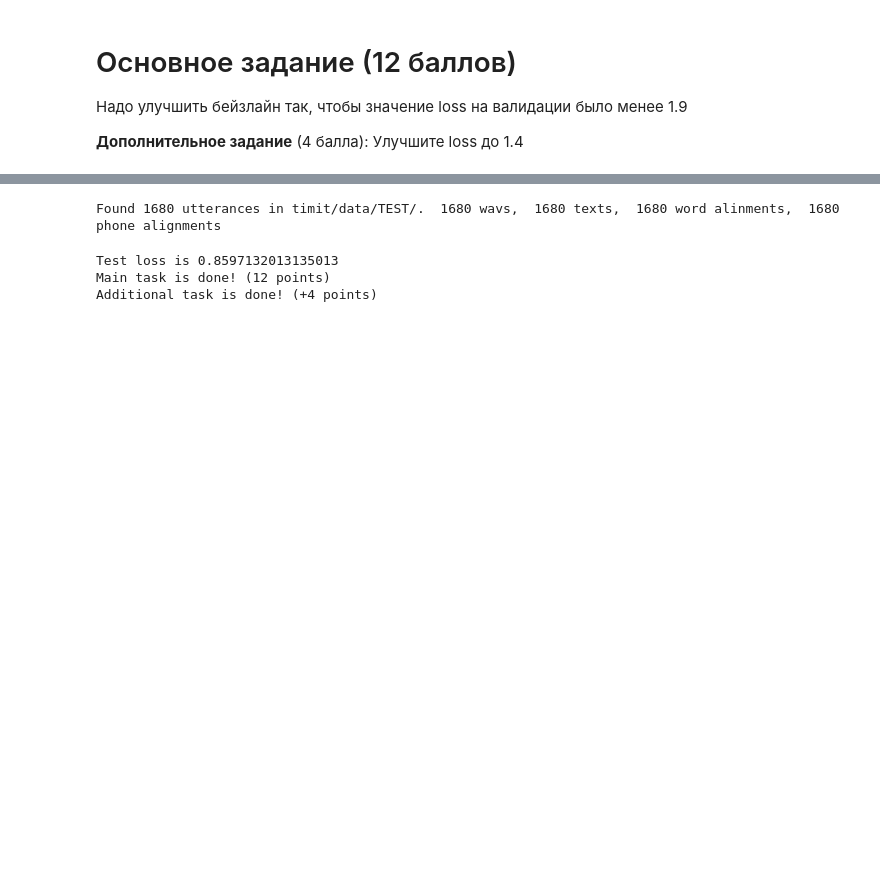
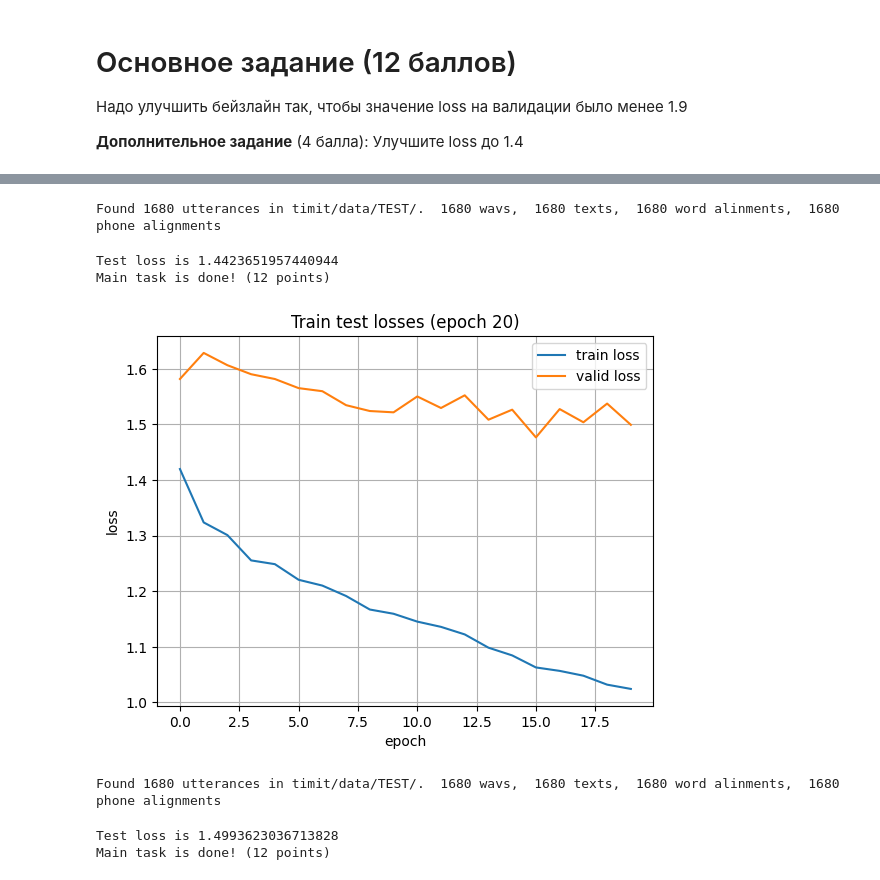
Before and after one commit to medbar/asr_itmo24, a Jupyter notebook: asr_lab3.ipynb, the cells around one changed output, grey strips where cells are left out. Saved outputs shown, nothing was run; the diff lists cells and outputs as text; code cells hidden in the pictures; blank space fills up the shorter version.

Commit message:
lab3 main & additional tasks

```diff
--- a/asr_lab3.ipynb
+++ b/asr_lab3.ipynb
@@ -305,8 +305,8 @@ class FeatureExtractor(torch.nn.Module):
 
     def forward(self, waveform: torch.Tensor) -> torch.Tensor:
         mel = self.mel_spec(waveform)
-        mel = self.freq_mask(mel)
-        mel = self.time_mask(mel)
+        #mel = self.freq_mask(mel)
+        #mel = self.time_mask(mel)
         return mel
 # %%
 def test_samples2frames():
@@ -881,0 +709,16 @@ save_trainer(wav2vec2_results, 'wav2vec2.trainer')
+# %%
+def test_trained_model(trainer):
+    test_dataset = FeatsPhoneDataset('timit/data/TEST/', feature_extractor=trainer.fe, phone2id=trainer.phone2id)
+    test_dataloader = torch.utils.data.DataLoader(test_dataset, batch_size=1,
+                                               num_workers=0, collate_fn=test_dataset.collate_pad, shuffle=False)
+    loss = np.mean(trainer.score(test_dataloader))
+    print(f"Test loss is {loss}")
+    assert loss < 1.8, "Main task failed"
+    print(f"Main task is done! (12 points)")
+    if loss <= 1.3:
+        print(f"Additional task is done! (+4 points)")
+test_trained_model(results.to('cuda'))
+# %% [output]
+Found 1680 utterances in timit/data/TEST/.  1680 wavs,  1680 texts,  1680 word alinments,  1680 phone alignments
+Test loss is 1.4423651957440944
+Main task is done! (12 points)
@@ -882,3 +730,23 @@ save_trainer(wav2vec2_results, 'wav2vec2.trainer')
+# %%
+trained_model = torch.load('adamw_model.trainer')
+# %%
+def experiment():
+    # Запуск полноценного обучения модели
+    # TODO: Тюнинг гиперпараметров
+    fe = FeatureExtractor()
+    test_dataset = FeatsPhoneDataset('timit/data/TEST/', feature_extractor=fe, phone2id=PHONE2ID)
+    train_dataset = FeatsPhoneDataset('timit/data/TRAIN/', feature_extractor=fe, phone2id=PHONE2ID)
+    train_dataloader = torch.utils.data.DataLoader(train_dataset, batch_size=64,
+                                               num_workers=0, collate_fn=train_dataset.collate_pad, shuffle=True)
+    test_dataloader = torch.utils.data.DataLoader(test_dataset, batch_size=1,
+                                               num_workers=0, collate_fn=test_dataset.collate_pad, shuffle=False)
+
+    trained_model.optimizer = Adafactor(trained_model.parameters(), scale_parameter=False, relative_step=False, warmup_init=False, lr=1e-3)
+    trained_model.fit(train_dataloader, epochs=20, valid_dataloader=test_dataloader, plot_losses=True)
+    return trained_model.to('cpu')
+adafactor_results = experiment()
+# %% [output]
+[figure, added]
 # %%
 def test_trained_model(trainer):
     test_dataset = FeatsPhoneDataset('timit/data/TEST/', feature_extractor=trainer.fe, phone2id=trainer.phone2id)
@@ -890,9 +758,8 @@ def test_trained_model(trainer):
     print(f"Main task is done! (12 points)")
     if loss <= 1.3:
         print(f"Additional task is done! (+4 points)")
-test_trained_model(wav2vec2_results.to('cuda'))
+test_trained_model(adafactor_results.to('cuda'))
 # %% [output]
 Found 1680 utterances in timit/data/TEST/.  1680 wavs,  1680 texts,  1680 word alinments,  1680 phone alignments
-Test loss is 0.8597132013135013
+Test loss is 1.4993623036713828
 Main task is done! (12 points)
-Additional task is done! (+4 points)
```
Also changed, not shown: parts of 19 cells of this notebook.
